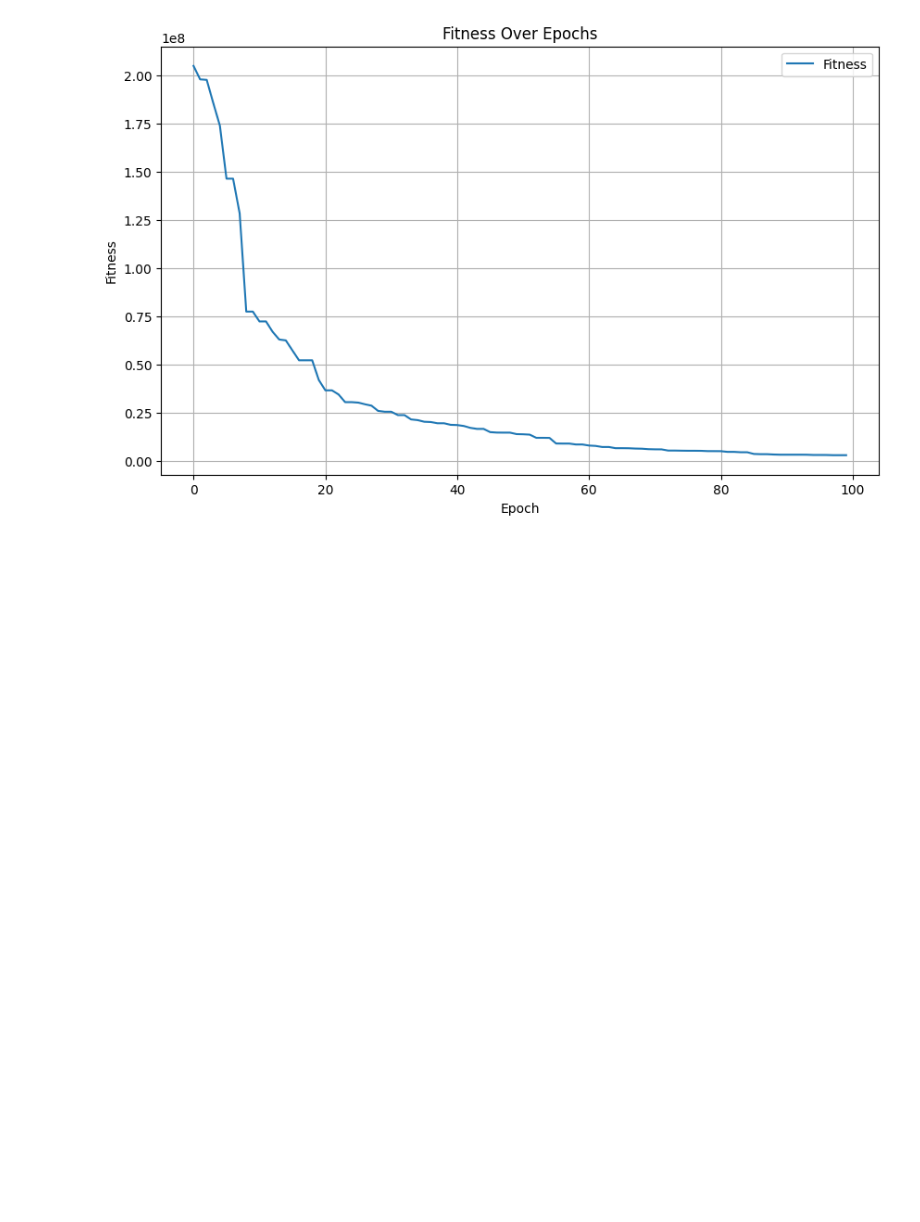
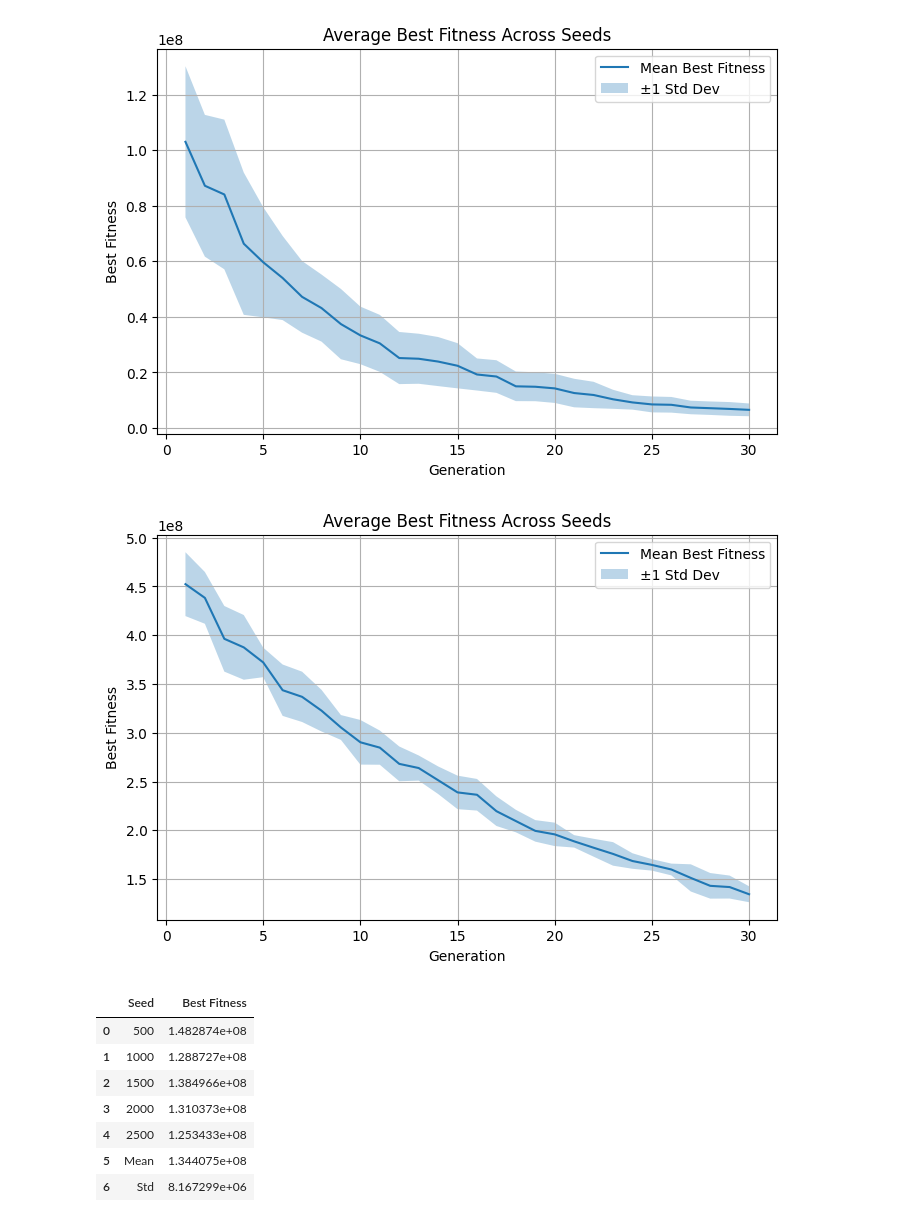
Before and after one commit to Biboy-al/AIML426-A2, a Jupyter notebook: Q1_EP_ES/src/main.ipynb, the cells around one changed output. Saved outputs shown, nothing was run; the diff lists cells and outputs as text; code cells hidden in the pictures; blank space fills up the shorter version.

```diff
--- a/Q1_EP_ES/src/main.ipynb
+++ b/Q1_EP_ES/src/main.ipynb
@@ -236,11 +217,3 @@ def plot_fitness(fitnesses, title="Fitness Over Epochs"):
     plt.legend()
     plt.grid(True)
     plt.show()
-# %%
-(pop, best_gen) = EP(20, 100, rosenbrock_fitness,-30, 30, 0.1, 1)
-
-plot_fitness([p.fitness for p in best_gen])
-
-# print([p.fitness for p in best_gen])
-# %% [output]
-[figure, removed]
@@ -246,0 +275,32 @@ plot_fitness([p.fitness for p in best_gen])
+# %%
+def run_seed_EP(dimension,fitness, seeds=[500,1000,1500,2000,2500]):
+
+    seed_res = []
+
+    for seed in seeds:
+
+        (pop, best_gen) = EP(dimension, 100, fitness,-30, 30, 0.1, 1, seed=seed, max_iter=30)
+
+        seed_res.append({
+            "seed":seed,
+            "best_values": [ind.fitness[0] for ind in best_gen]
+        })
+
+    return seed_res
+# %%
+seed_res = run_seed_EP(20, rosenbrock_fitness)
+table_and_avg_plot(seed_res)
+
+seed_res = run_seed_EP(50, rosenbrock_fitness)
+table_and_avg_plot(seed_res)
+# %% [output]
+[figure, added]
+[figure, added]
+|  | Seed | Best Fitness |
+| 0 | 500 | 1.482874e+08 |
+| 1 | 1000 | 1.288727e+08 |
+| 2 | 1500 | 1.384966e+08 |
+| 3 | 2000 | 1.310373e+08 |
+| 4 | 2500 | 1.253433e+08 |
+| 5 | Mean | 1.344075e+08 |
+| 6 | Std | 8.167299e+06 |
```
Also changed, not shown: parts of 9 cells of this notebook, 2 other files.
